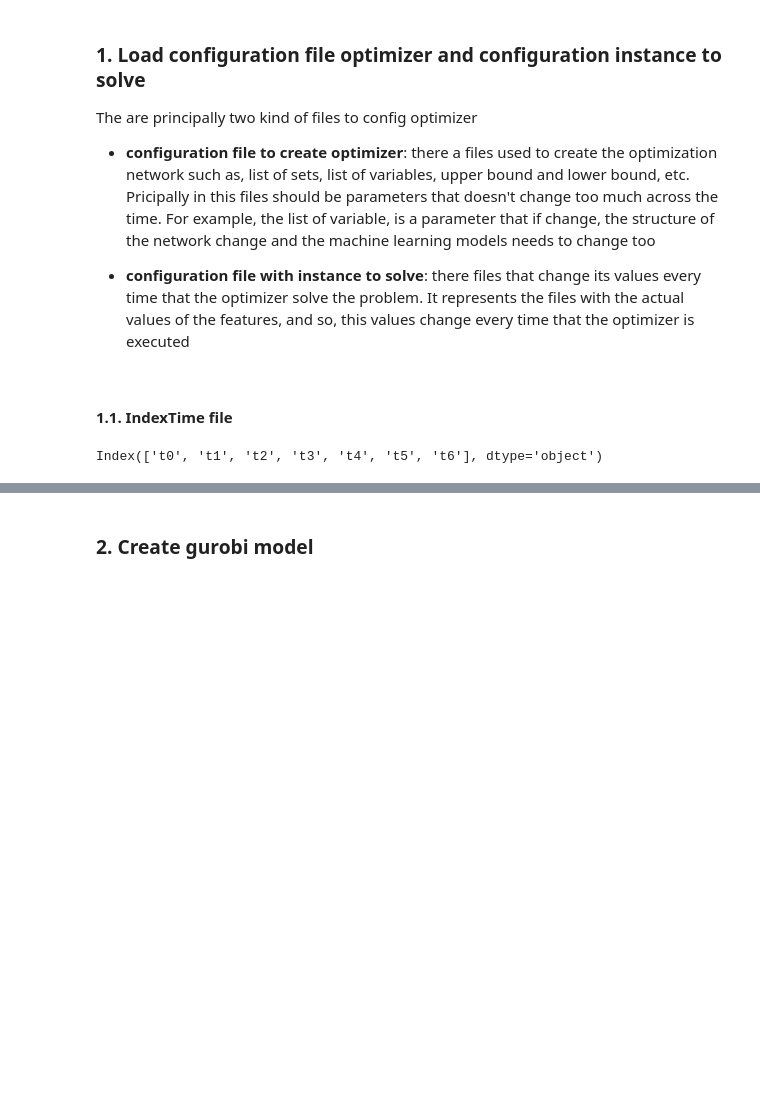
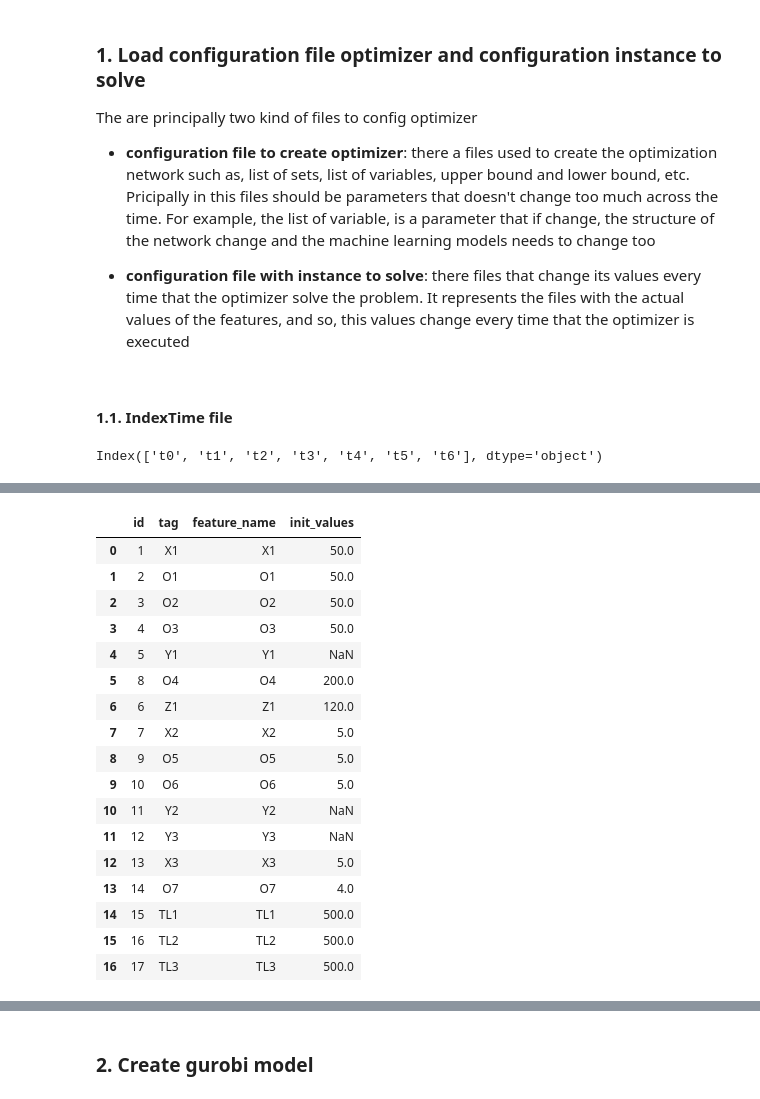
Before and after one commit to joseortegalabra/Gurobi-ML-tips-modeling, a Jupyter notebook: 4_full_example_optimization_tanks/1_hardcoded_optimizer.ipynb, the cells around one changed output, grey strips where cells are left out. Drawn from its saved outputs; the diff is of its cells as text; code cells hidden in the pictures; blank space fills up the shorter version.

```diff
--- a/4_full_example_optimization_tanks/1_hardcoded_optimizer.ipynb
+++ b/4_full_example_optimization_tanks/1_hardcoded_optimizer.ipynb
@@ -146,0 +129,32 @@ config_initial_values
+# %%
+#################### define initial values ####################
+
+# paths and file names
+path_folder_config_optimization = f'config/optimization_engine/config_optimization/'
+file_initvalues = 'InitialValues.xlsx'
+path_initvalues = path_folder_config_optimization + file_initvalues
+
+# read file
+config_initvalues = pd.read_excel(path_initvalues)
+
+# table
+config_initvalues
+# %% [output]
+|  | id | tag | feature_name | init_values |
+| 0 | 1 | X1 | X1 | 50.0 |
+| 1 | 2 | O1 | O1 | 50.0 |
+| 2 | 3 | O2 | O2 | 50.0 |
+| 3 | 4 | O3 | O3 | 50.0 |
+| 4 | 5 | Y1 | Y1 | NaN |
+| 5 | 8 | O4 | O4 | 200.0 |
+| 6 | 6 | Z1 | Z1 | 120.0 |
+| 7 | 7 | X2 | X2 | 5.0 |
+| 8 | 9 | O5 | O5 | 5.0 |
+| 9 | 10 | O6 | O6 | 5.0 |
+| 10 | 11 | Y2 | Y2 | NaN |
+| 11 | 12 | Y3 | Y3 | NaN |
+| 12 | 13 | X3 | X3 | 5.0 |
+| 13 | 14 | O7 | O7 | 4.0 |
+| 14 | 15 | TL1 | TL1 | 500.0 |
+| 15 | 16 | TL2 | TL2 | 500.0 |
+| 16 | 17 | TL3 | TL3 | 500.0 |
```
Also changed, not shown: parts of 25 cells of this notebook, 7 other files.
